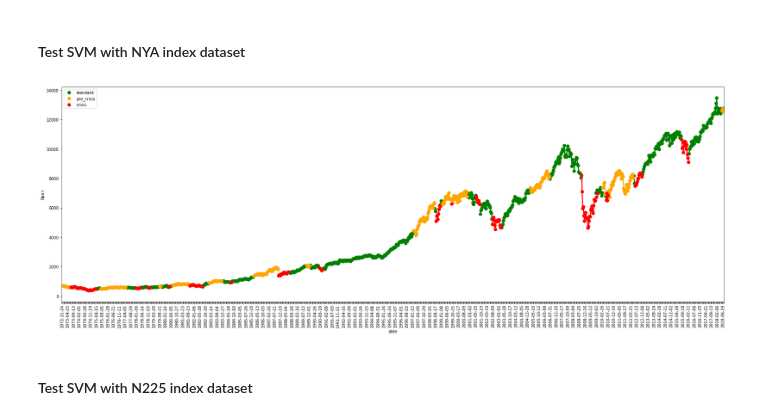
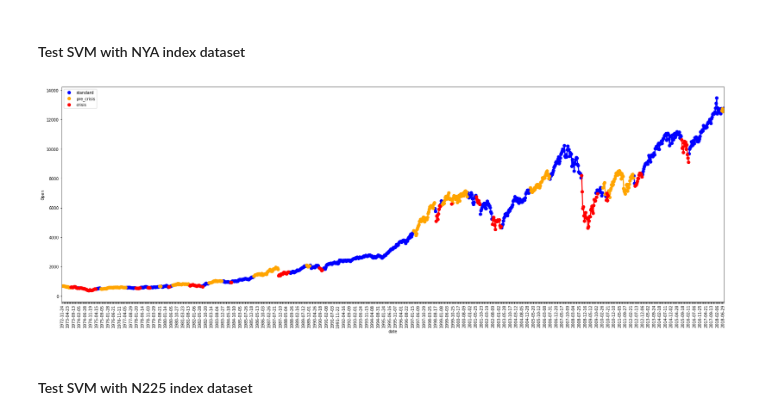
Before and after one commit to diazcelsa/eBroker, a Jupyter notebook: notebooks/crisis_annotation_forecast/Stock Market Pre-Crisis Prediction.ipynb, the cells around one changed output. Cells and saved outputs as stored; diff of their text form; code cells hidden in the pictures.

```diff
--- a/notebooks/crisis_annotation_forecast/Stock Market Pre-Crisis Prediction.ipynb
+++ b/notebooks/crisis_annotation_forecast/Stock Market Pre-Crisis Prediction.ipynb
@@ -125,15 +125,15 @@ X_nya = test_nya.loc[:,('residual', 'gradient_2', 'gradient_4', 'gradient_8', 'g
 # %%
 # predict labels for nya index
 y_nya_pred = svc.predict(X_nya)
 y_nya_pred = [label_mapper_invers[pred] for pred in y_nya_pred]
 
 # add dates and open prices
 pred_nya = pd.DataFrame({'date': test_nya['Date'], 'label': y_nya_pred, 'Open': test_nya['Open']})
 pred_nya_c = complete_crisis_annotation(pred_nya, annotation_column, thrs_btw_crisis_i,
                                              thrs_btw_crisis_g, thrs_btw_precrisis_i, thrs_btw_precrisis_g)
-plot_time_series(pred_nya, 'date', 'Open', 'label', ['green', 'orange', 'red'])
+plot_time_series(pred_nya, 'date', 'Open', 'label', ['blue', 'orange', 'red'])
 # %% [output]
-[figure, old version]
+[figure, new version]
 # %% [markdown]
 #### Test SVM with N225 index dataset
 # %%
```
Also changed, not shown: parts of 5 cells of this notebook, 2 other files.
